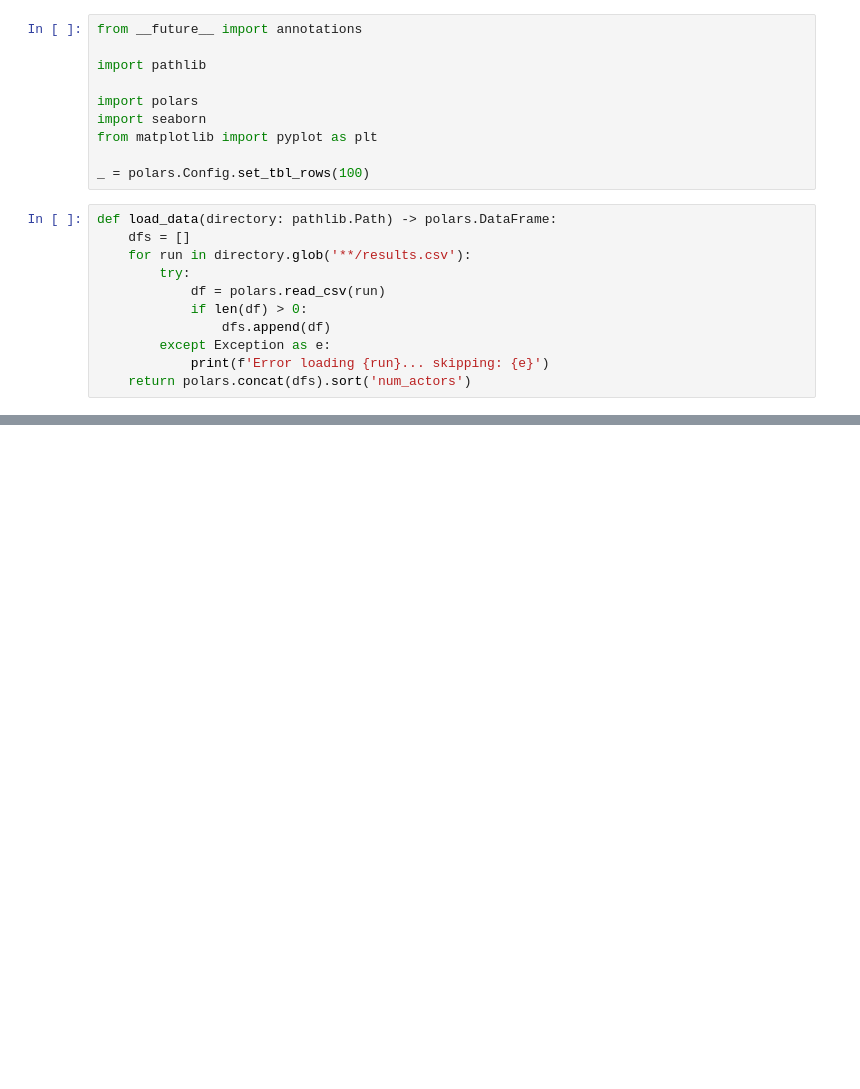
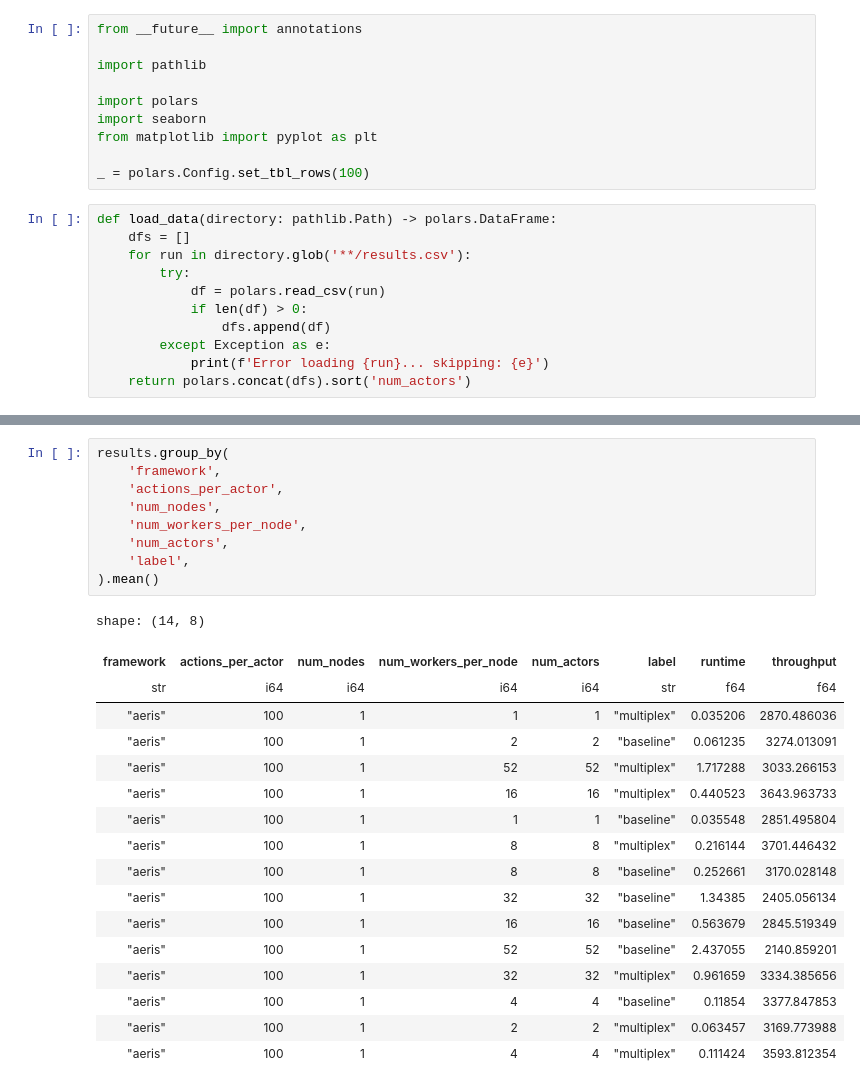
Before and after one commit to proxystore/sc25-evaluation, a Jupyter notebook: notebooks/07-mailbox-multiplex.ipynb, the cells around one changed output, grey strips where cells are left out. Saved outputs shown, nothing was run; the diff lists cells and outputs as text; blank space fills up the shorter version.

```diff
--- a/notebooks/07-mailbox-multiplex.ipynb
+++ b/notebooks/07-mailbox-multiplex.ipynb
@@ -91,0 +92,27 @@ fig.savefig('figures/mailbox-multiplex.pdf')
+# %%
+results.group_by(
+    'framework',
+    'actions_per_actor',
+    'num_nodes',
+    'num_workers_per_node',
+    'num_actors',
+    'label',
+).mean()
+# %% [output]
+shape: (14, 8)
+| framework | actions_per_actor | num_nodes | num_workers_per_node | num_actors | label | runtime | throughput |
+| str | i64 | i64 | i64 | i64 | str | f64 | f64 |
+| "aeris" | 100 | 1 | 1 | 1 | "multiplex" | 0.035206 | 2870.486036 |
+| "aeris" | 100 | 1 | 2 | 2 | "baseline" | 0.061235 | 3274.013091 |
+| "aeris" | 100 | 1 | 52 | 52 | "multiplex" | 1.717288 | 3033.266153 |
+| "aeris" | 100 | 1 | 16 | 16 | "multiplex" | 0.440523 | 3643.963733 |
+| "aeris" | 100 | 1 | 1 | 1 | "baseline" | 0.035548 | 2851.495804 |
+| "aeris" | 100 | 1 | 8 | 8 | "multiplex" | 0.216144 | 3701.446432 |
+| "aeris" | 100 | 1 | 8 | 8 | "baseline" | 0.252661 | 3170.028148 |
+| "aeris" | 100 | 1 | 32 | 32 | "baseline" | 1.34385 | 2405.056134 |
+| "aeris" | 100 | 1 | 16 | 16 | "baseline" | 0.563679 | 2845.519349 |
+| "aeris" | 100 | 1 | 52 | 52 | "baseline" | 2.437055 | 2140.859201 |
+| "aeris" | 100 | 1 | 32 | 32 | "multiplex" | 0.961659 | 3334.385656 |
+| "aeris" | 100 | 1 | 4 | 4 | "baseline" | 0.11854 | 3377.847853 |
+| "aeris" | 100 | 1 | 2 | 2 | "multiplex" | 0.063457 | 3169.773988 |
+| "aeris" | 100 | 1 | 4 | 4 | "multiplex" | 0.111424 | 3593.812354 |
```
Also changed, not shown: parts of 2 cells of this notebook, 17 other files.
